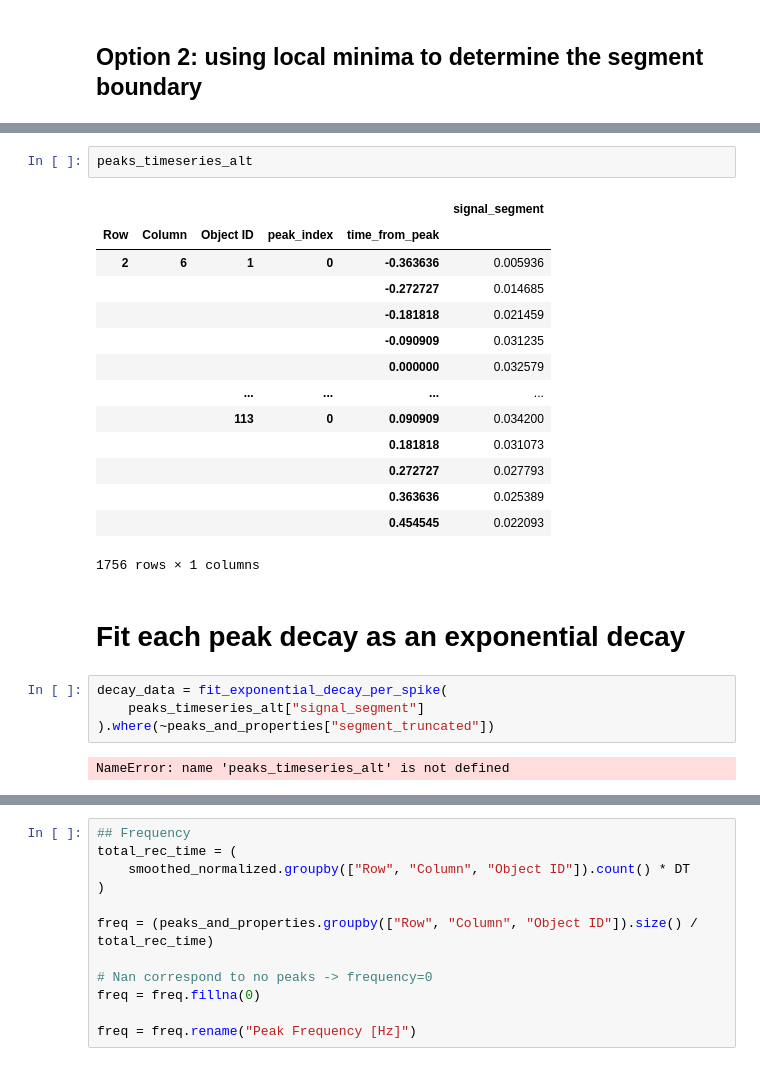
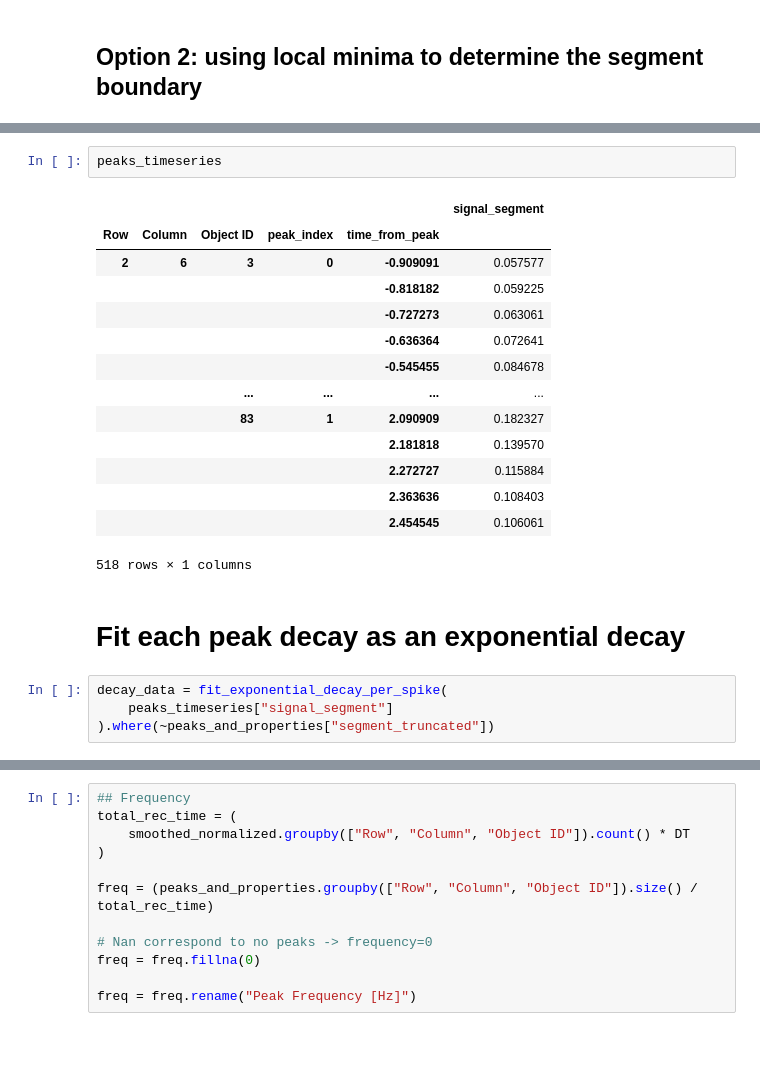
Before and after one commit to mariaclaudiacaia/Harmony-single-cell-calcium-analysis, a Jupyter notebook: notebooks/scOscillations.ipynb, the cells around one changed output, grey strips where cells are left out. Drawn from its saved outputs; the diff is of its cells as text.

```diff
--- a/notebooks/scOscillations.ipynb
+++ b/notebooks/scOscillations.ipynb
@@ -164,28 +168,26 @@ peaks_and_properties
-# %%
-peaks_timeseries_alt
-# %% [output]
-|  |  |  |  |  | signal_segment |
-| Row | Column | Object ID | peak_index | time_from_peak |  |
-| 2 | 6 | 1 | 0 | -0.363636 | 0.005936 |
-|  |  |  |  | -0.272727 | 0.014685 |
-|  |  |  |  | -0.181818 | 0.021459 |
-|  |  |  |  | -0.090909 | 0.031235 |
-|  |  |  |  | 0.000000 | 0.032579 |
-|  |  | ... | ... | ... | ... |
-|  |  | 113 | 0 | 0.090909 | 0.034200 |
-|  |  |  |  | 0.181818 | 0.031073 |
-|  |  |  |  | 0.272727 | 0.027793 |
-|  |  |  |  | 0.363636 | 0.025389 |
-|  |  |  |  | 0.454545 | 0.022093 |
-1756 rows × 1 columns
+# %%
+peaks_timeseries
+# %% [output]
+|  |  |  |  |  | signal_segment |
+| Row | Column | Object ID | peak_index | time_from_peak |  |
+| 2 | 6 | 3 | 0 | -0.909091 | 0.057577 |
+|  |  |  |  | -0.818182 | 0.059225 |
+|  |  |  |  | -0.727273 | 0.063061 |
+|  |  |  |  | -0.636364 | 0.072641 |
+|  |  |  |  | -0.545455 | 0.084678 |
+|  |  | ... | ... | ... | ... |
+|  |  | 83 | 1 | 2.090909 | 0.182327 |
+|  |  |  |  | 2.181818 | 0.139570 |
+|  |  |  |  | 2.272727 | 0.115884 |
+|  |  |  |  | 2.363636 | 0.108403 |
+|  |  |  |  | 2.454545 | 0.106061 |
+518 rows × 1 columns
 # %% [markdown]
 # Fit each peak decay as an exponential decay
 # %%
 decay_data = fit_exponential_decay_per_spike(
-    peaks_timeseries_alt["signal_segment"]
+    peaks_timeseries["signal_segment"]
 ).where(~peaks_and_properties["segment_truncated"])
-# %% [output]
-NameError: name 'peaks_timeseries_alt' is not defined
 # %%
 decay_data
 # %% [output]
```
Also changed, not shown: parts of 7 cells of this notebook.
